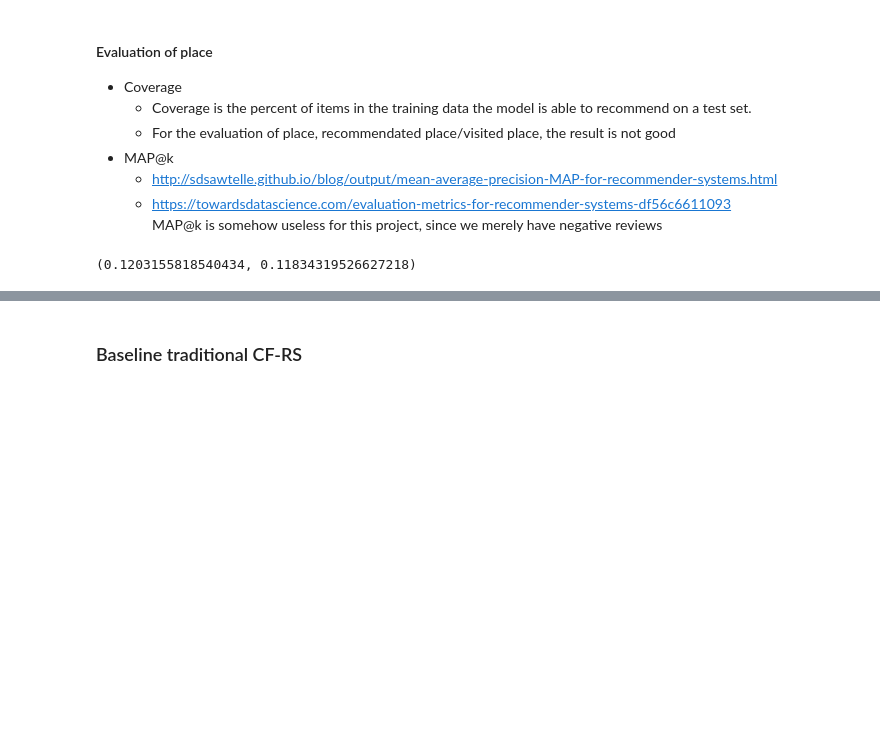
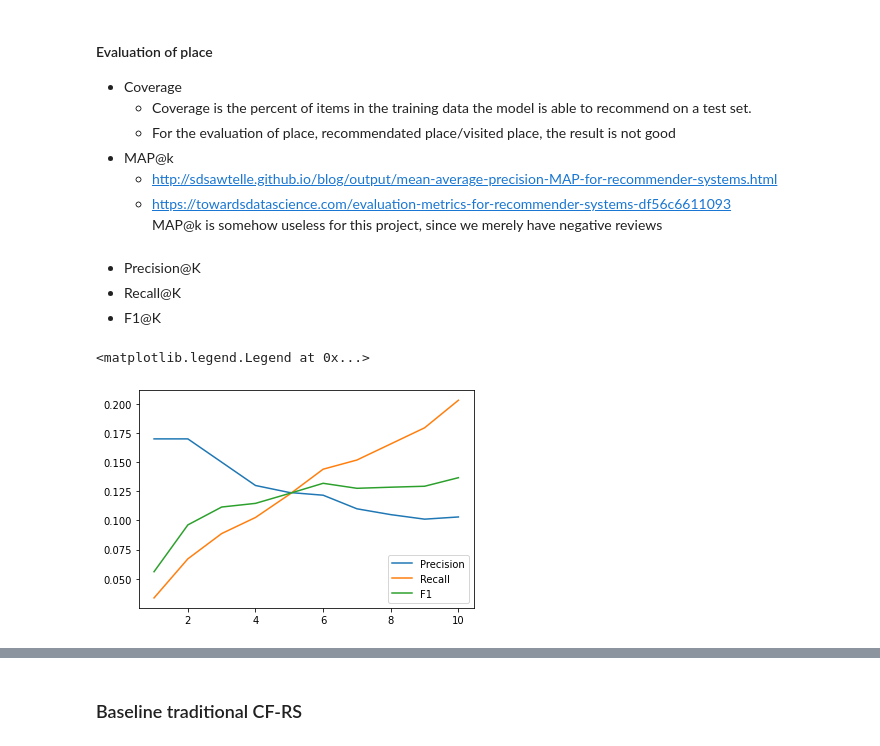
Before and after one commit to FengfanHu/Summer-project, a Jupyter notebook: 3.Model.ipynb, the cells around one changed output, grey strips where cells are left out. Saved outputs shown, nothing was run; the diff lists cells and outputs as text; code cells hidden in the pictures; blank space fills up the shorter version.

```diff
--- a/3.Model.ipynb
+++ b/3.Model.ipynb
@@ -404,0 +555,5 @@ count/100
+# %%
+for k in range(1, 11):
+    print('K=', k)
+    r1_res, r2_res, r3_res, r4_res, r5_res = np.average([user_accuracy[0] for user_accuracy in aspects_accuracy[k-1]]), np.average([user_accuracy[1] for user_accuracy in aspects_accuracy[k-1]]), np.average([user_accuracy[2] for user_accuracy in aspects_accuracy[k-1]]), np.average([user_accuracy[3] for user_accuracy in aspects_accuracy[k-1]]), np.average([user_accuracy[4] for user_accuracy in aspects_accuracy[k-1]])
+    print("Restautarant accuracy: top1 ", r1_res, "; top2 ", r2_res, "; top3", r3_res, "; top4", r4_res, "; top5", r5_res)
@@ -427,4 +590,38 @@ def coverage_score(uids, recommend_scores):
-# %%
-coverage_score(user_ids, user_restaurant_rs_scores), coverage_score(user_ids, user_restaurant_rs_scores_2)
-# %% [output]
-(0.1203155818540434, 0.11834319526627218)
+# %% [markdown]
+- Precision@K
+- Recall@K
+- F1@K
+# %%
+total_count = 0
+min_test_size = float('inf');
+for uid in users_test:
+    min_test_size = min_test_size if users_test[uid].size > min_test_size else users_test[uid].size
+    total_count += users_test[uid].size
+
+def precision_K(recommend_scores, k):
+    TP = 0;
+    for uid in user_ids:
+        for rid in list(recommend_scores[uid].keys())[:k]:
+            if rid in users_test[uid]:
+                TP += 1
+    return TP/(k*user_ids.size)
+
+#  OR Coverage
+def recall_K(recommend_scores, k):
+    TP = 0;
+    for uid in user_ids:
+        for rid in list(recommend_scores[uid].keys())[:k]:
+            if rid in users_test[uid]:
+                TP += 1
+    return TP/total_count
+
+def F1_K(recommend_scores, k):
+    precision, recall = precision_K(recommend_scores, k), recall_K(recommend_scores, k)
+    return 2*precision*recall/(precision+recall)
+# %%
+precisions, recalls, f1s = [], [], []
+
+for i in range(1, 11):
+    precisions.append(precision_K(user_restaurant_rs_scores_3, i))
+    recalls.append(recall_K(user_restaurant_rs_scores_3, i))
+    f1s.append(F1_K(user_restaurant_rs_scores_3, i))
@@ -430,0 +630,8 @@ coverage_score(user_ids, user_restaurant_rs_scores), coverage_score(user_ids, us
+# %%
+plt.plot(range(1, 11), precisions, label="Precision")
+plt.plot(range(1, 11), recalls, label="Recall")
+plt.plot(range(1, 11), f1s, label="F1")
+plt.legend()
+# %% [output]
+<matplotlib.legend.Legend at 0x...>
+[figure, added]
```
Also changed, not shown: parts of 75 cells of this notebook, 2 other files.
